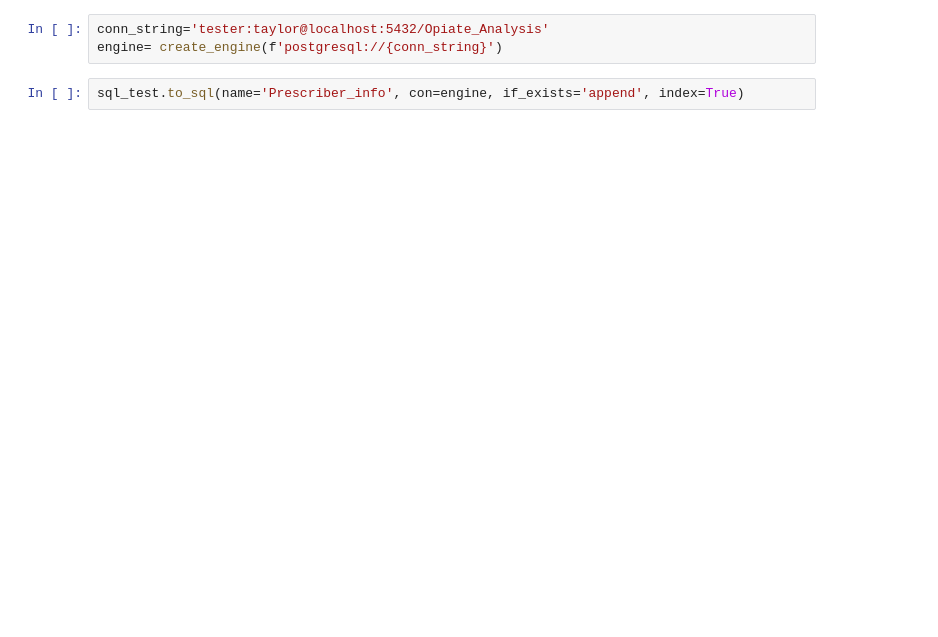
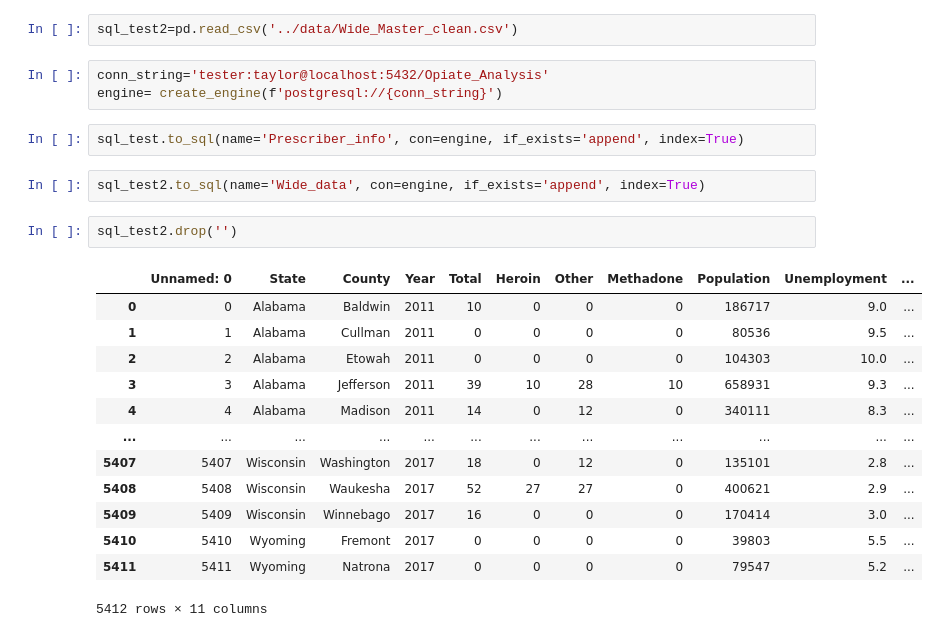
Before and after one commit to ChichoTV/Opiate_Analysis, a Jupyter notebook: jupyter/taylor_cleaning.ipynb, the cells around one changed output. Saved outputs shown, nothing was run; the diff lists cells and outputs as text; blank space fills up the shorter version.

Commit message:
sql test

```diff
--- a/jupyter/taylor_cleaning.ipynb
+++ b/jupyter/taylor_cleaning.ipynb
@@ -158,5 +130,25 @@ sql_test.to_csv('../data/prescriber_data_clean.csv')
+# %%
+sql_test2=pd.read_csv('../data/Wide_Master_clean.csv')
 # %%
 conn_string='tester:taylor@localhost:5432/Opiate_Analysis'
 engine= create_engine(f'postgresql://{conn_string}')
 # %%
 sql_test.to_sql(name='Prescriber_info', con=engine, if_exists='append', index=True)
+# %%
+sql_test2.to_sql(name='Wide_data', con=engine, if_exists='append', index=True)
+# %%
+sql_test2.drop('')
+# %% [output]
+|  | Unnamed: 0 | State | County | Year | Total | Heroin | Other | Methadone | Population | Unemployment | ... |
+| 0 | 0 | Alabama | Baldwin | 2011 | 10 | 0 | 0 | 0 | 186717 | 9.0 | ... |
+| 1 | 1 | Alabama | Cullman | 2011 | 0 | 0 | 0 | 0 | 80536 | 9.5 | ... |
+| 2 | 2 | Alabama | Etowah | 2011 | 0 | 0 | 0 | 0 | 104303 | 10.0 | ... |
+| 3 | 3 | Alabama | Jefferson | 2011 | 39 | 10 | 28 | 10 | 658931 | 9.3 | ... |
+| 4 | 4 | Alabama | Madison | 2011 | 14 | 0 | 12 | 0 | 340111 | 8.3 | ... |
+| ... | ... | ... | ... | ... | ... | ... | ... | ... | ... | ... | ... |
+| 5407 | 5407 | Wisconsin | Washington | 2017 | 18 | 0 | 12 | 0 | 135101 | 2.8 | ... |
+| 5408 | 5408 | Wisconsin | Waukesha | 2017 | 52 | 27 | 27 | 0 | 400621 | 2.9 | ... |
+| 5409 | 5409 | Wisconsin | Winnebago | 2017 | 16 | 0 | 0 | 0 | 170414 | 3.0 | ... |
+| 5410 | 5410 | Wyoming | Fremont | 2017 | 0 | 0 | 0 | 0 | 39803 | 5.5 | ... |
+| 5411 | 5411 | Wyoming | Natrona | 2017 | 0 | 0 | 0 | 0 | 79547 | 5.2 | ... |
+5412 rows × 11 columns
```
Also changed, not shown: parts of 3 cells of this notebook, 1 other file.
